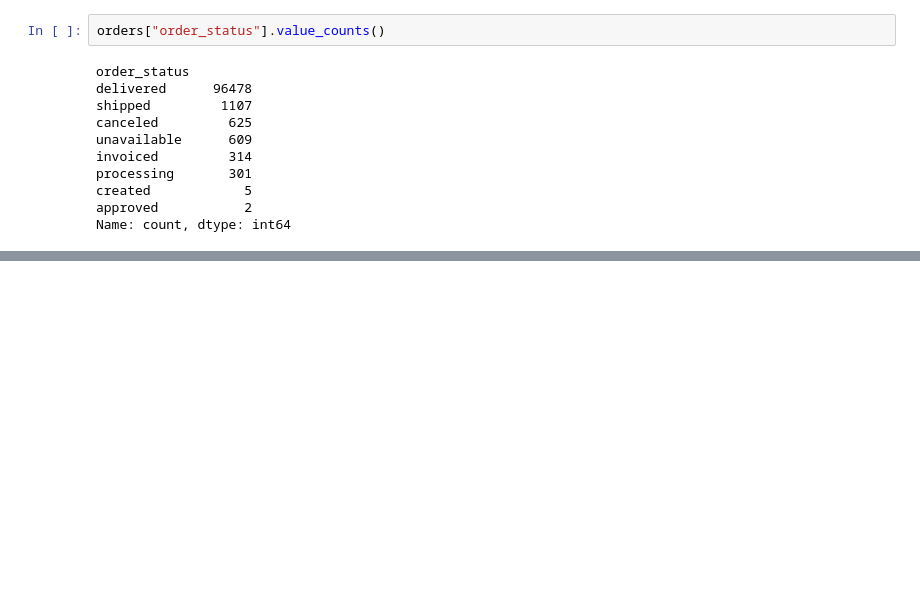
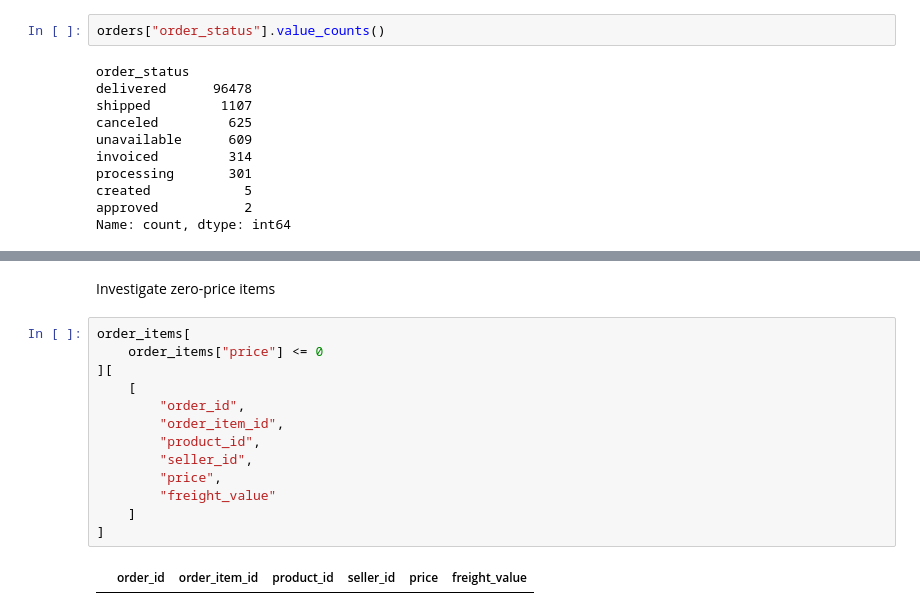
Before and after one commit to meghanabj05-hue/Repository-name-ecommerce-data-intelligence, a Jupyter notebook: notebooks/02_data_quality.ipynb, the cells around one changed output, grey strips where cells are left out. Cells and saved outputs as stored; diff of their text form; blank space fills up the shorter version.

```diff
--- a/notebooks/02_data_quality.ipynb
+++ b/notebooks/02_data_quality.ipynb
@@ -512,0 +544,17 @@ Name: order_delivered_customer_date, dtype: int64
+# %% [markdown]
+Investigate zero-price items
+# %%
+order_items[
+    order_items["price"] <= 0
+][
+    [
+        "order_id",
+        "order_item_id",
+        "product_id",
+        "seller_id",
+        "price",
+        "freight_value"
+    ]
+]
+# %% [output]
+|  | order_id | order_item_id | product_id | seller_id | price | freight_value |
```
Also changed, not shown: parts of 35 cells of this notebook.
